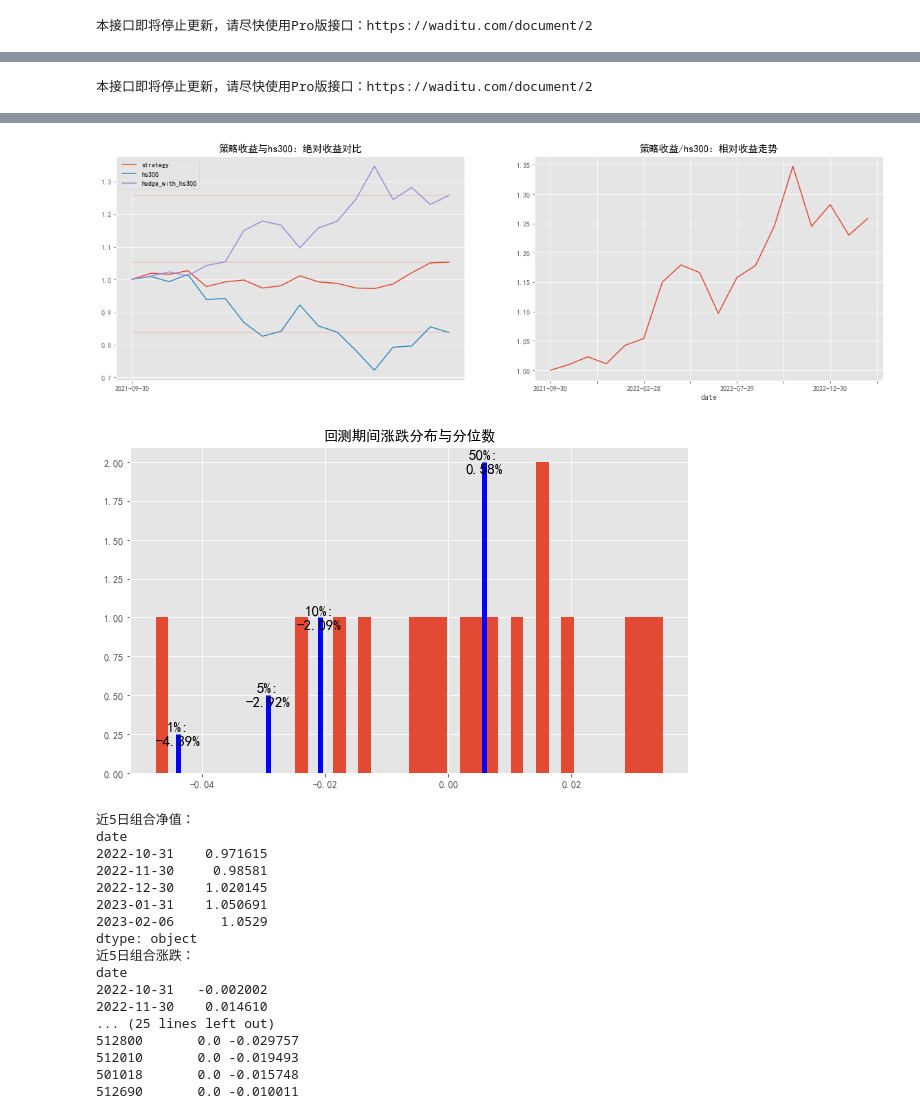
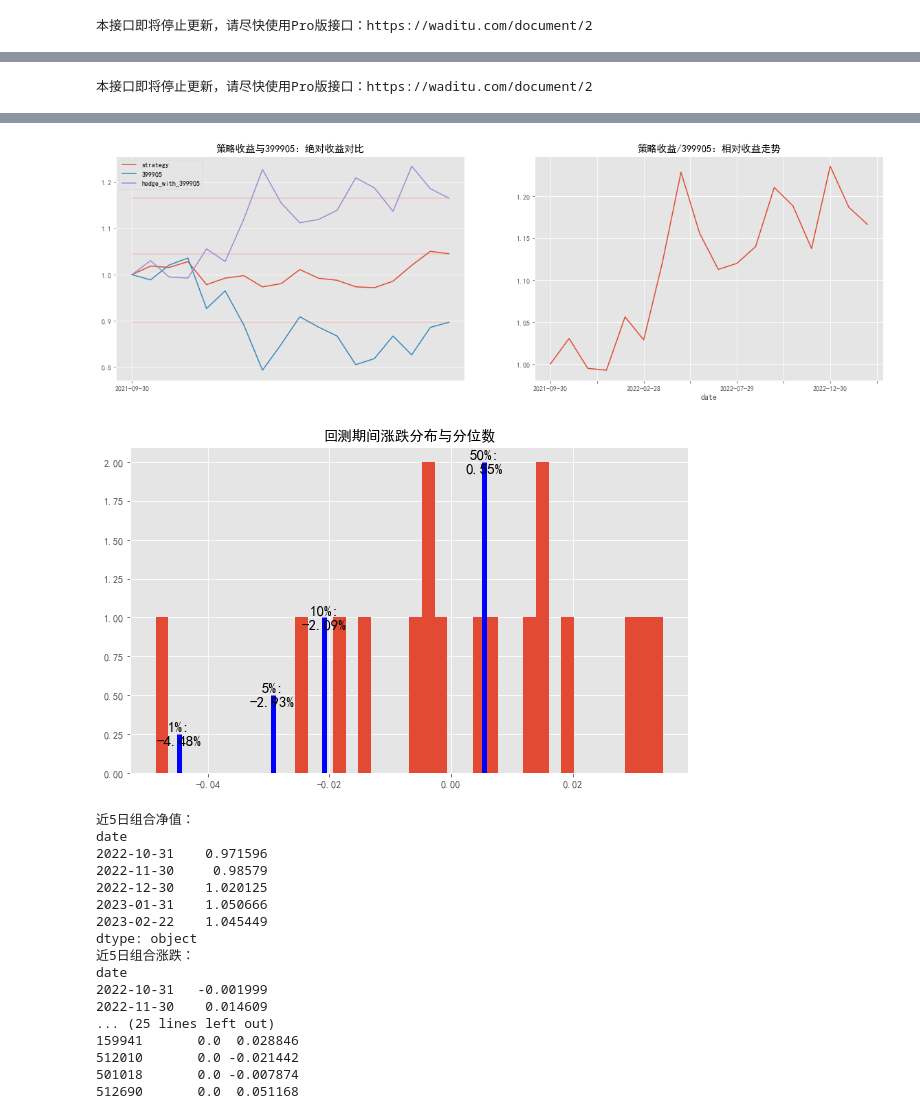
Before and after one commit to jwli601/stocks_stories, a Jupyter notebook: cv_strategy_intro.ipynb, the cells around one changed output, grey strips where cells are left out. Saved outputs shown, nothing was run; the diff lists cells and outputs as text; code cells hidden in the pictures.

```diff
--- a/cv_strategy_intro.ipynb
+++ b/cv_strategy_intro.ipynb
@@ -442,4 +448,4 @@ plt.show()
 # %%
-am.visualization()
+am.visualization(control_group='399905')
 # %% [output]
 本接口即将停止更新，请尽快使用Pro版接口：https://waditu.com/document/2
@@ -447,19 +453,19 @@ am.visualization()
-[figure, old version]
+[figure, new version]
-[figure, old version]
+[figure, new version]
 近5日组合净值：
 date
-2022-10-31    0.971615
-2022-11-30     0.98581
-2022-12-30    1.020145
-2023-01-31    1.050691
-2023-02-06      1.0529
+2022-10-31    0.971596
+2022-11-30     0.98579
+2022-12-30    1.020125
+2023-01-31    1.050666
+2023-02-22    1.045449
 dtype: object
 近5日组合涨跌：
 date
-2022-10-31   -0.002002
-2022-11-30    0.014610
+2022-10-31   -0.001999
+2022-11-30    0.014609
 ... (25 lines left out)
-512800       0.0 -0.029757
-512010       0.0 -0.019493
-501018       0.0 -0.015748
-512690       0.0 -0.010011
+159941       0.0  0.028846
+512010       0.0 -0.021442
+501018       0.0 -0.007874
+512690       0.0  0.051168
```
Also changed, not shown: parts of 8 cells of this notebook, 1 other file.
